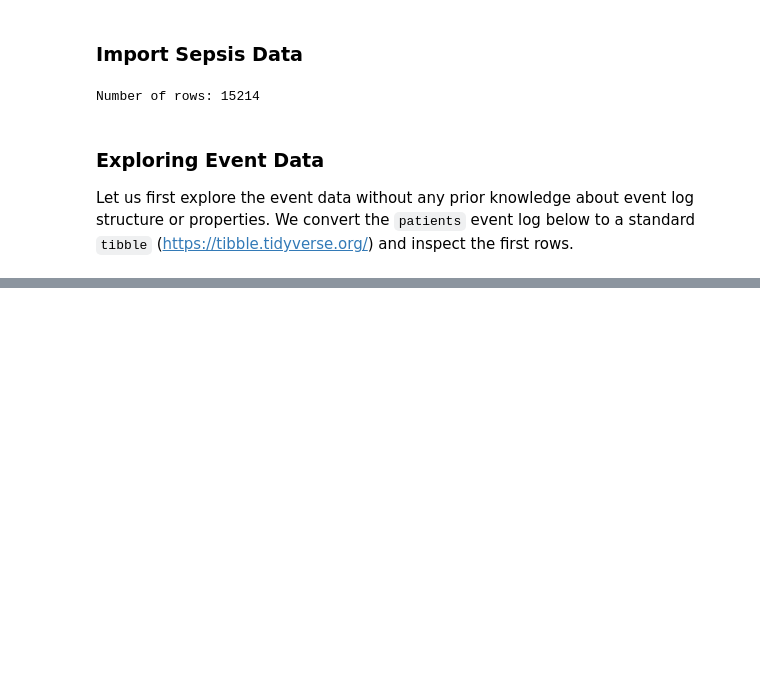
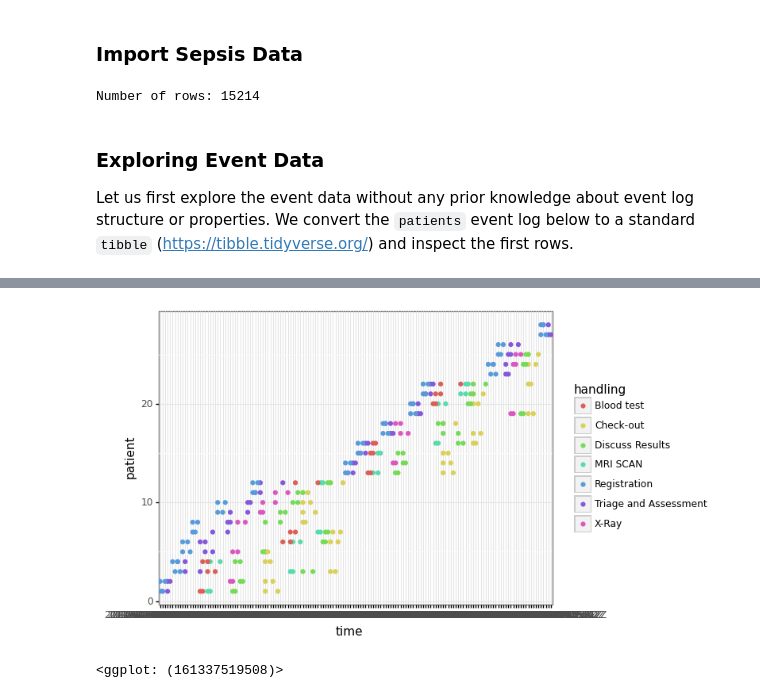
Before and after one commit to fmannhardt/course-applied-processmining, a Jupyter notebook: python/lecture1-eventlogs.ipynb, the cells around one changed output, grey strips where cells are left out. Saved outputs shown, nothing was run; the diff lists cells and outputs as text; code cells hidden in the pictures; blank space fills up the shorter version.

```diff
--- a/python/lecture1-eventlogs.ipynb
+++ b/python/lecture1-eventlogs.ipynb
@@ -75,0 +106,8 @@ patients_sample = patients[patients['time'] < '2017-01-31']
+# %%
+patients_sample = patients[patients['time'] < '2017-01-31']
+(ggplot(patients_sample, aes('time', 'patient', color = 'handling'))
+ + geom_point()
+ + theme_bw())
+# %% [output]
+[figure, added]
+<ggplot: (161337519508)>
```
Also changed, not shown: parts of 9 cells of this notebook, 1 other file.
